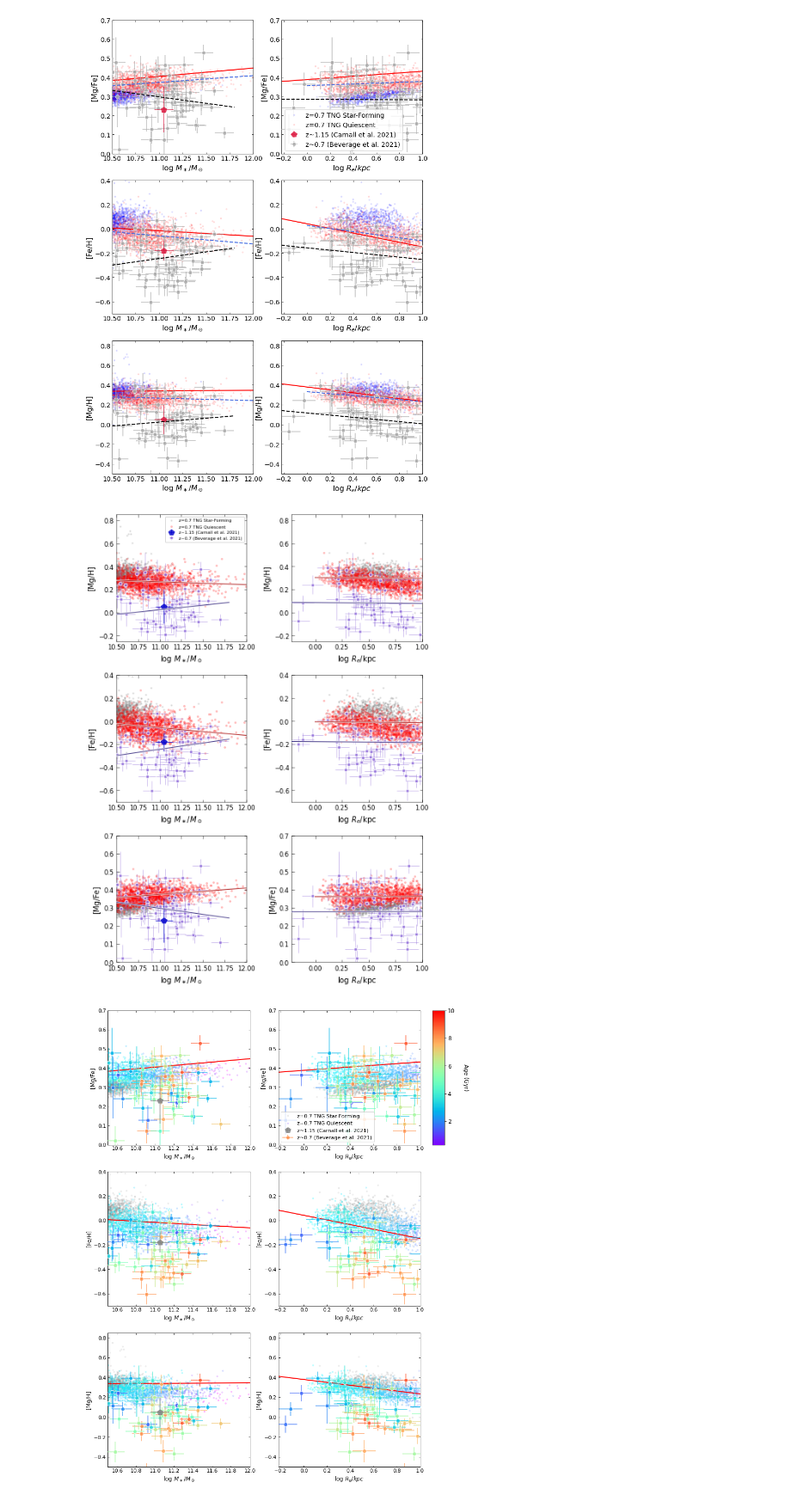
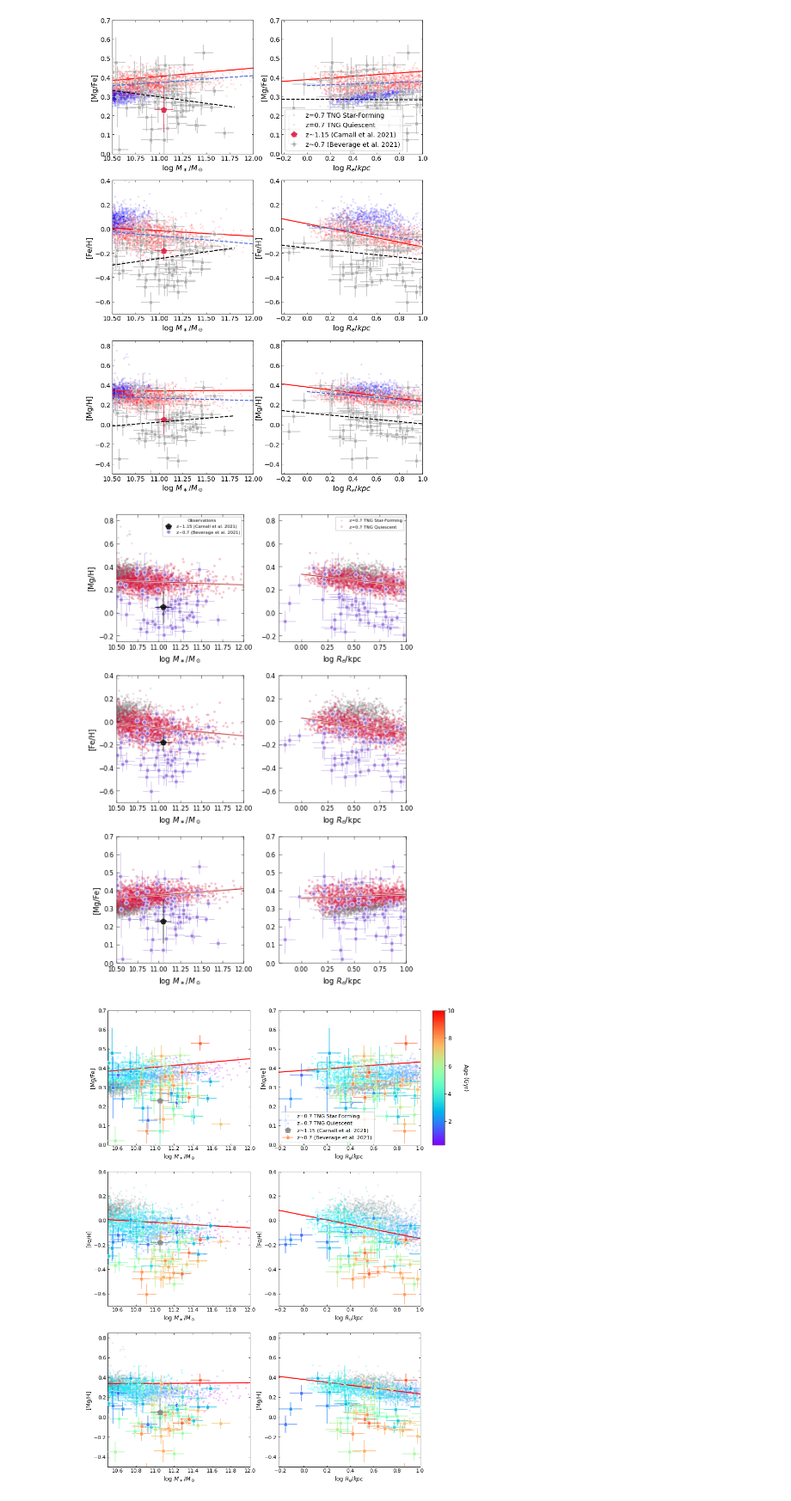
Before and after one commit to jk3sxp/Pathak_2021, a Jupyter notebook: z=0.7_Observations.ipynb, the cells around one changed output. Shown at 86% size. Cells and saved outputs as stored; diff of their text form; code cells hidden in the pictures.

```diff
--- a/z=0.7_Observations.ipynb
+++ b/z=0.7_Observations.ipynb
@@ -49,5 +49,8 @@ with h5py.File('galaxy_population_data_'+str(redshift)+'.hdf5', 'r') as f:
 import warnings
 warnings.filterwarnings('ignore')
 
-starforming_selection = (np.log10(gas_mass_1kpc/(gas_mass_1kpc+stellar_mass_1kpc))>-4)
-quiescent_selection = (np.log10(gas_mass_1kpc/(gas_mass_1kpc+stellar_mass_1kpc))<=-4)
+starforming_selection = (np.log10(gas_mass_1kpc/(gas_mass_1kpc+stellar_mass_1kpc))>-3) #-4)
+quiescent_selection = (np.log10(gas_mass_1kpc/(gas_mass_1kpc+stellar_mass_1kpc))<=-3) #-4)
+
+print(len(ids[starforming_selection]))
+print(len(ids[quiescent_selection]))
@@ -370,7 +376,7 @@ jafa20.meta['alpha'] = 0.8
 jafa20.meta['zorder'] = 100
 jafa20.meta['elinewidth'] = elinewidth
 
-carn21.meta['color'] = 'mediumblue'
+carn21.meta['color'] = 'black' #'mediumblue'
 carn21.meta['markersize'] = 12-4
 carn21.meta['marker'] = 'p'
 carn21.meta['alpha'] = 0.8
@@ -378,7 +384,8 @@ carn21.meta['zorder'] = 100
 carn21.meta['elinewidth'] = elinewidth
 
 bev21.meta['color'] = 'mediumpurple'#'darkgray'
-bev21.meta['markersize'] = 11-6
+bev21.meta['markersize'] = 6
+bev21.meta['markeredgecolor'] = 'white'
 bev21.meta['marker'] = 'H'
 bev21.meta['alpha'] = 0.8
 bev21.meta['elinewidth'] = elinewidth-0.5
@@ -1462,7 +1624,7 @@ import matplotlib.patheffects as pe
 
 # plot of abundances vs stellar mass and effective size
 
-fig, axs = plt.subplots(3, 2, figsize=(6.6,9))
+fig, axs = plt.subplots(3, 2, figsize=(6.3,9), sharey='row')
 markersize = 3
 alpha = 0.2
 linewidth = 1
@@ -1474,6 +1636,7 @@ def func(x, m, b):
 params = []
 color2 = 'firebrick'
 color3 = 'darkslateblue'
+color1 = 'crimson'
 lw = 1
 
 patheffects = [pe.Stroke(linewidth=2, foreground='w'), pe.Normal()]
@@ -1486,21 +1649,23 @@ patheffects = [pe.Stroke(linewidth=2, foreground='w'), pe.Normal()]
 # z=2 galaxies
 axs[2][0].plot(total_mass[starforming_selection], MgFe_Re[starforming_selection], '.', color='gray',
            alpha=alpha, label='z='+str(redshift)+' TNG Star-Forming', markersize=markersize, zorder=0)
-axs[2][0].plot(total_mass[quiescent_selection], MgFe_Re[quiescent_selection], 'r.',
+axs[2][0].plot(total_mass[quiescent_selection], MgFe_Re[quiescent_selection], '.', color=color1,
            alpha=alpha, label='z='+str(redshift)+' TNG Quiescent', markersize=markersize+1, zorder=1)
 
 xx2 = np.array([10.5, 12])
 xx3 = np.array([10.5, 11.8])
 #fit line
 optParam, pcov = curve_fit(func, total_mass[quiescent_selection], MgFe_Re[quiescent_selection])
-optParam2, pcov2 = curve_fit(func, bev21['logMstar'], bev21['[Mg/Fe]'], sigma=bev21['[Mg/Fe]_err'])
+# optParam2, pcov2 = curve_fit(func, bev21['logMstar'], bev21['[Mg/Fe]'], sigma=bev21['[Mg/Fe]_err'])
 axs[2][0].plot(xx2, func(xx2, *optParam), '-', color=color2, linewidth=lw, zorder=1000, path_effects=patheffects)
-axs[2][0].plot(xx3, func(xx3, *optParam2), '-', color=color3, linewidth=lw, zorder=1000, path_effects=patheffects)
+# axs[2][0].plot(xx3, func(xx3, *optParam2), '-', color=color3, linewidth=lw, zorder=1000, path_effects=patheffects)
 
 
 # observations
+obsarray = []
 for s in samples:
-    axs[2][0].errorbar(s['logMstar'], s['[Mg/Fe]'], xerr=s['x_err'], yerr=s['[Mg/Fe]_err'], **s.meta)
+    thing = axs[2][0].errorbar(s['logMstar'], s['[Mg/Fe]'], xerr=s['x_err'], yerr=s['[Mg/Fe]_err'], **s.meta)
+    obsarray.append(thing)
 
 axs[2][0].set(xlabel=r'log $M_\ast/M_\odot$', ylabel='[Mg/Fe]',
       ylim=[0, 0.7], xlim=[10.5, 12])
@@ -1513,14 +1678,14 @@ axs[2][0].set(xlabel=r'log $M_\ast/M_\odot$', ylabel='[Mg/Fe]',
 # z=2 galaxies
 axs[1][0].plot(total_mass[starforming_selection], FeH_Re[starforming_selection], '.', color='gray',
            alpha=alpha, markersize=markersize, zorder=0)
-axs[1][0].plot(total_mass[quiescent_selection], FeH_Re[quiescent_selection], 'r.',
+axs[1][0].plot(total_mass[quiescent_selection], FeH_Re[quiescent_selection], '.', color=color1,
            alpha=alpha, markersize=markersize+1, zorder=1)
 
 #fit line
 optParam, pcov = curve_fit(func, total_mass[quiescent_selection], FeH_Re[quiescent_selection])
-optParam2, pcov2 = curve_fit(func, bev21['logMstar'], bev21['[Fe/H]'], sigma=bev21['[Fe/H]_err'])
+# optParam2, pcov2 = curve_fit(func, bev21['logMstar'], bev21['[Fe/H]'], sigma=bev21['[Fe/H]_err'])
 axs[1][0].plot(xx2, func(xx2, *optParam), '-', color=color2, linewidth=lw, zorder=1000, path_effects=patheffects)
-axs[1][0].plot(xx3, func(xx3, *optParam2), '-', color=color3, linewidth=lw, zorder=1000, path_effects=patheffects)
+# axs[1][0].plot(xx3, func(xx3, *optParam2), '-', color=color3, linewidth=lw, zorder=1000, path_effects=patheffects)
 
 
 # observations
@@ -1537,17 +1702,14 @@ axs[1][0].set(xlabel=r'log $M_\ast/M_\odot$', ylabel='[Fe/H]',
 # z=2 galaxies
 axs[0][0].plot(total_mass[starforming_selection], MgH_Re[starforming_selection], '.', color='gray',
            label='z='+str(redshift)+' TNG Star-Forming', alpha=alpha, markersize=markersize, zorder=0)
-axs[0][0].plot(total_mass[quiescent_selection], MgH_Re[quiescent_selection], 'r.',
+axs[0][0].plot(total_mass[quiescent_selection], MgH_Re[quiescent_selection], '.', color=color1,
            label='z='+str(redshift)+' TNG Quiescent', alpha=alpha, markersize=markersize+1, zorder=1)
 
 #fit line
 optParam, pcov = curve_fit(func, total_mass[quiescent_selection], MgH_Re[quiescent_selection])
-# axs[2][0].plot(xx, func(xx, *optParam), '-', color='k', linewidth=2)
-
-optParam2, pcov2 = curve_fit(func, bev21['logMstar'], bev21['[Mg/H]'], sigma=bev21['[Mg/H]_err'])
-# axs[2][0].plot(xx, func(xx, *optParam2), '-', color='gray', linewidth=2)
+# optParam2, pcov2 = curve_fit(func, bev21['logMstar'], bev21['[Mg/H]'], sigma=bev21['[Mg/H]_err'])
 axs[0][0].plot(xx2, func(xx2, *optParam), '-', color=color2, linewidth=lw, zorder=1000, path_effects=patheffects)
-axs[0][0].plot(xx3, func(xx3, *optParam2), '-', color=color3, linewidth=lw, zorder=1000, path_effects=patheffects)
+# axs[0][0].plot(xx3, func(xx3, *optParam2), '-', color=color3, linewidth=lw, zorder=1000, path_effects=patheffects)
 
 # observations
 for s in samples:
@@ -1565,16 +1727,16 @@ axs[0][0].set(xlabel=r'log $M_\ast/M_\odot$', ylabel='[Mg/H]',
 # z=2 galaxies
 axs[2][1].plot(np.log10(halfmass_radius[starforming_selection]), MgFe_Re[starforming_selection], '.', color='gray',
             alpha=alpha, label='z='+str(redshift)+' TNG Star-Forming', markersize=markersize, zorder=0)
-axs[2][1].plot(np.log10(halfmass_radius[quiescent_selection]), MgFe_Re[quiescent_selection], 'r.',
+axs[2][1].plot(np.log10(halfmass_radius[quiescent_selection]), MgFe_Re[quiescent_selection], '.', color=color1,
             alpha=alpha, label='z='+str(redshift)+' TNG Star-Forming', markersize=markersize+1, zorder=1)
 
 xx3 = np.array([-0.22, 1.0])
 xx2 = np.array([0.0, 1.0])
 #fit line
-optParam, pcov = curve_fit(func, halfmass_radius[quiescent_selection], MgFe_Re[quiescent_selection])
-optParam2, pcov2 = curve_fit(func, bev21['Re'], bev21['[Mg/Fe]'], sigma=bev21['[Mg/Fe]_err'])
+optParam, pcov = curve_fit(func, np.log10(halfmass_radius[quiescent_selection]), MgFe_Re[quiescent_selection])
+# optParam2, pcov2 = curve_fit(func, bev21['Re'], bev21['[Mg/Fe]'], sigma=bev21['[Mg/Fe]_err'])
 axs[2][1].plot(xx2, func(xx2, *optParam), '-', color=color2, linewidth=lw, zorder=1000, path_effects=patheffects)
-axs[2][1].plot(xx3, func(xx3, *optParam2), '-', color=color3, linewidth=lw, zorder=1000, path_effects=patheffects)
+# axs[2][1].plot(xx3, func(xx3, *optParam2), '-', color=color3, linewidth=lw, zorder=1000, path_effects=patheffects)
 
 
 
@@ -1582,7 +1744,7 @@ axs[2][1].plot(xx3, func(xx3, *optParam2), '-', color=color3, linewidth=lw, zord
 for s in samples:
     axs[2][1].errorbar(np.log10(s['Re']), s['[Mg/Fe]'], xerr=s['x_err'], yerr=s['[Mg/Fe]_err'], **s.meta)
 
-axs[2][1].set(xlabel=r'log $R_e$/kpc', ylabel='[Mg/Fe]',
+axs[2][1].set(xlabel=r'log $R_e$/kpc', ylabel=None,
       ylim=[0, 0.7], xlim=[-0.22, 1.0])
 
 
@@ -1593,65 +1755,74 @@ axs[2][1].set(xlabel=r'log $R_e$/kpc', ylabel='[Mg/Fe]',
 # z=2 galaxies
 axs[1][1].plot(np.log10(halfmass_radius[starforming_selection]), FeH_Re[starforming_selection], '.', color='gray',
             alpha=alpha, markersize=markersize, zorder=0)
-axs[1][1].plot(np.log10(halfmass_radius[quiescent_selection]), FeH_Re[quiescent_selection], 'r.',
+axs[1][1].plot(np.log10(halfmass_radius[quiescent_selection]), FeH_Re[quiescent_selection], '.', color=color1,
             alpha=alpha, markersize=markersize+1, zorder=1)
 
 #fit line
-optParam, pcov = curve_fit(func, halfmass_radius[quiescent_selection], FeH_Re[quiescent_selection])
-optParam2, pcov2 = curve_fit(func, bev21['Re'], bev21['[Fe/H]'], sigma=bev21['[Fe/H]_err'])
+optParam, pcov = curve_fit(func, np.log10(halfmass_radius[quiescent_selection]), FeH_Re[quiescent_selection])
+# optParam2, pcov2 = curve_fit(func, bev21['Re'], bev21['[Fe/H]'], sigma=bev21['[Fe/H]_err'])
 axs[1][1].plot(xx2, func(xx2, *optParam), '-', color=color2, linewidth=lw, zorder=1000, path_effects=patheffects)
-axs[1][1].plot(xx3, func(xx3, *optParam2), '-', color=color3, linewidth=lw, zorder=1000, path_effects=patheffects)
+# axs[1][1].plot(xx3, func(xx3, *optParam2), '-', color=color3, linewidth=lw, zorder=1000, path_effects=patheffects)
 
 
 # observations
 for s in samples:
     axs[1][1].errorbar(np.log10(s['Re']), s['[Fe/H]'], xerr=s['x_err'], yerr=s['[Fe/H]_err'], **s.meta)
 
-axs[1][1].set(xlabel=r'log $R_e$/kpc', ylabel='[Fe/H]',
+axs[1][1].set(xlabel=r'log $R_e$/kpc', ylabel=None,
       ylim=[-0.7, 0.4], xlim=[-0.22, 1.0])
 
 
 # [Mg/H]
 ##########
-
+otharray = []
 # z=2 galaxies
-axs[0][1].plot(np.log10(halfmass_radius[starforming_selection]), MgH_Re[starforming_selection], '.', color='gray',
+tngsf, = axs[0][1].plot(np.log10(halfmass_radius[starforming_selection]), MgH_Re[starforming_selection], '.', color='gray',
             label='z='+str(redshift)+' TNG Star-Forming', alpha=alpha, markersize=markersize, zorder=0)
-axs[0][1].plot(np.log10(halfmass_radius[quiescent_selection]), MgH_Re[quiescent_selection], 'r.',
+tngq, = axs[0][1].plot(np.log10(halfmass_radius[quiescent_selection]), MgH_Re[quiescent_selection], '.', color=color1,
             label='z='+str(redshift)+' TNG Quiescent', alpha=alpha, markersize=markersize+1, zorder=1)
 
 #fit line
-optParam, pcov = curve_fit(func, halfmass_radius[quiescent_selection], MgH_Re[quiescent_selection])
-optParam2, pcov2 = curve_fit(func, bev21['Re'], bev21['[Mg/H]'], sigma=bev21['[Mg/H]_err'])
-axs[0][1].plot(xx2, func(xx2, *optParam), '-', color=color2, linewidth=lw, zorder=1000, path_effects=patheffects)
-axs[0][1].plot(xx3, func(xx3, *optParam2), '-', color=color3, linewidth=lw, zorder=1000, path_effects=patheffects)
+optParam, pcov = curve_fit(func, np.log10(halfmass_radius[quiescent_selection]), MgH_Re[quiescent_selection])
+# optParam2, pcov2 = curve_fit(func, bev21['Re'], bev21['[Mg/H]'], sigma=bev21['[Mg/H]_err'])
+line1, = axs[0][1].plot(xx2, func(xx2, *optParam), '-', color=color2, linewidth=lw, zorder=1000, path_effects=patheffects,
+                       label='z=0.7 Relation')
+# line2, = axs[0][1].plot(xx3, func(xx3, *optParam2), '-', color=color3, linewidth=lw, zorder=1000, path_effects=patheffects,
+#                        label='Beverage et al. (2021) Relation')
+
+otharray.append(tngsf)
+otharray.append(tngq)
+# otharray.append(line1)
+# otharray.append(line2)
 
 # observations
 for s in samples:
     axs[0][1].errorbar(np.log10(s['Re']), s['[Mg/H]'], xerr=s['x_err'], yerr=s['[Mg/H]_err'], **s.meta)
 
-axs[0][1].set(xlabel=r'log $R_e$/kpc', ylabel='[Mg/H]',
+axs[0][1].set(xlabel=r'log $R_e$/kpc', ylabel=None,
       ylim=[0.85-1.1, 0.85], xlim=[-0.22, 1.0])
 
 plt.rcParams['axes.labelsize'] = fts
 for bip in axs:
     for bop in bip:
         bop.tick_params(direction='in', which='both', labelsize=ftss, bottom=True, top=True, left=True, right=True, width=0.5)
 
 # legend
-axs[0][0].legend(loc='upper right', fontsize=ftsss).set_zorder(200)
+axs[0][0].legend(title='Observations', handles=[obsarray[0], obsarray[1]], title_fontsize=ftsss, loc='upper right', fontsize=ftsss).set_zorder(200)
+axs[0][1].legend(handles=[otharray[0], otharray[1]], loc='upper right', fontsize=ftsss).set_zorder(200) #, otharray[2], otharray[3]
 
 for row in axs:
     for ax in row:
+        ax.yaxis.set_tick_params(labelbottom=True)
         for side in ax.spines.keys():  # 'top', 'bottom', 'left', 'right'
             ax.spines[side].set_linewidth(0.5)
 
 fig.tight_layout()
 
 plt.savefig('2022 FIGURES\z0p7_bigcheddar.png', dpi=300, bbox_inches='tight')
 plt.show()
 # %% [output]
-[figure, old version]
+[figure, new version]
 # %%
 
 # plot of abundances vs stellar mass and effective size
```
Also changed, not shown: parts of 3 cells of this notebook, 16 other files.
